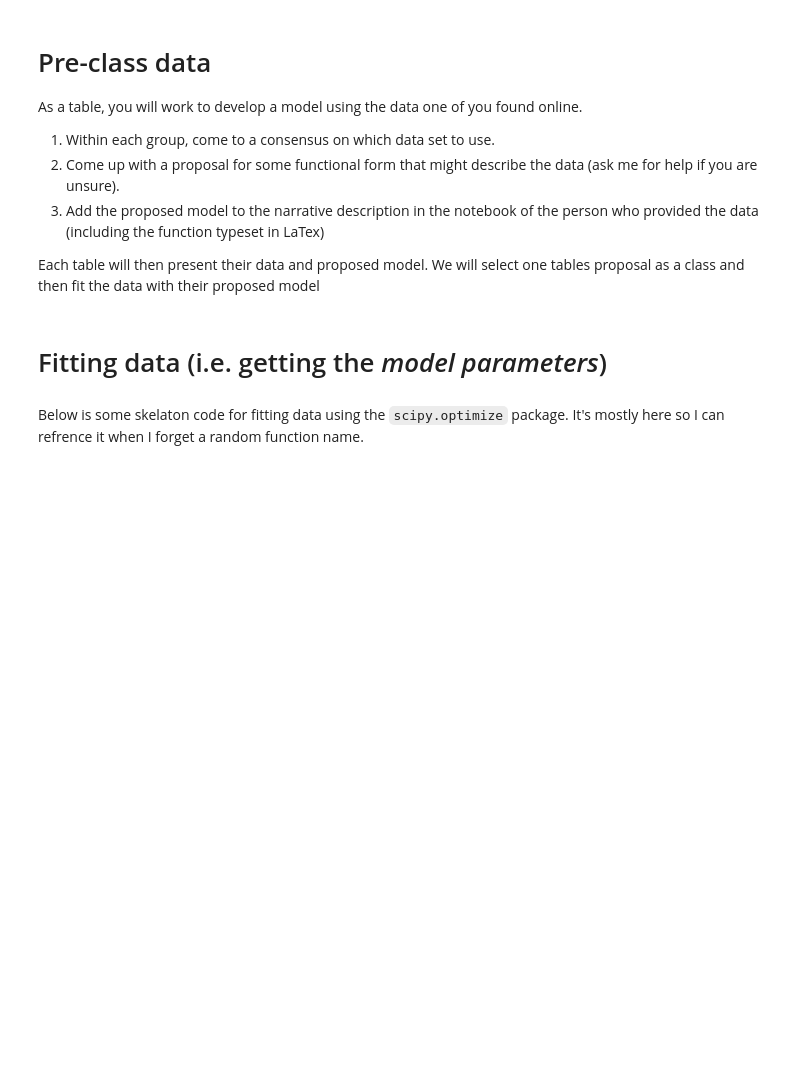
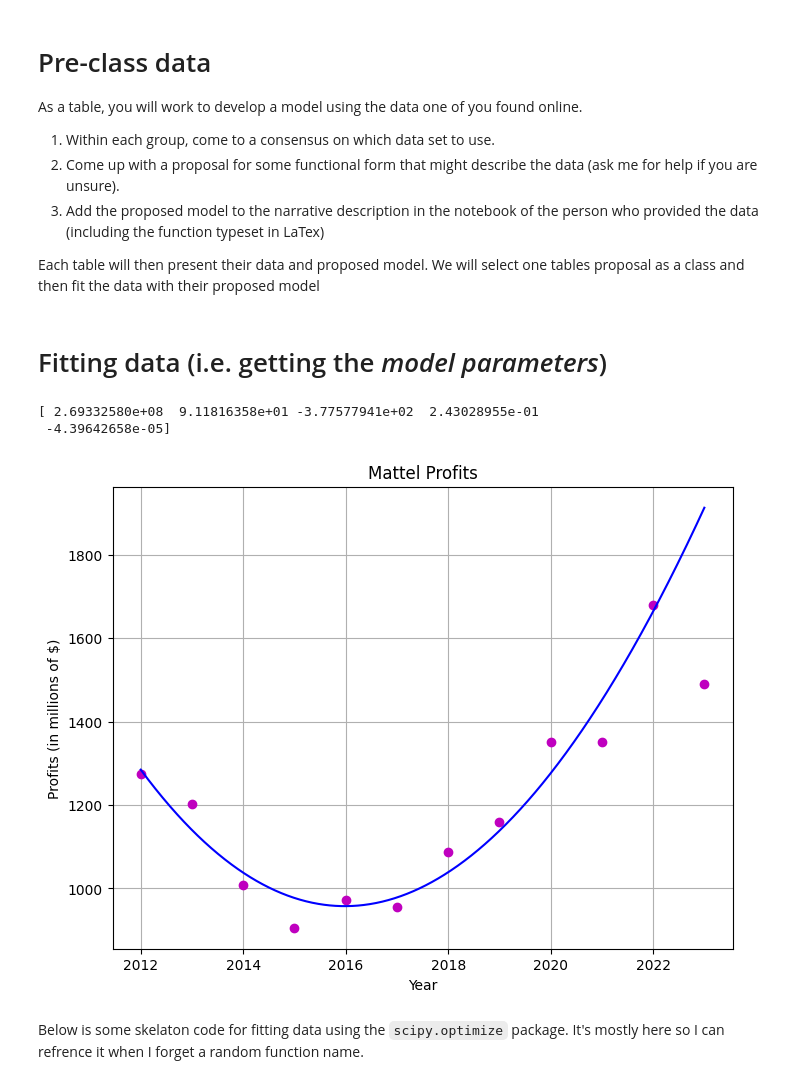
Before and after one commit to anthoak13/HNR-1303-F23, a Jupyter notebook: unit-03/03-03-fitting/In-Class.ipynb, the cells around one changed output. Drawn from its saved outputs; the diff is of its cells as text; code cells hidden in the pictures; blank space fills up the shorter version.

```diff
--- a/unit-03/03-03-fitting/In-Class.ipynb
+++ b/unit-03/03-03-fitting/In-Class.ipynb
@@ -22,3 +19,53 @@ from scipy.optimize import curve_fit #used to find the fit parameters
+# %%
+# We will copy selected group's notebook here and then modify to fit the data
+# and extract the model parameters
+data = StringIO('''
+x,y
+2012,1275
+2013,1202
+2014,1009
+2015,906
+2016,972
+2017,955
+2018,1088
+2019,1159
+2020,1350
+2021,1350
+2022,1679
+2023,1490
+''')
+
+
+# convert data to dataframe
+df = pd.read_csv(data, sep =",")
+
+# define arrays for the data
+xdata = df['x']
+ydata = df['y']
+
+
+model = lambda x,a,b,c,d,e: a + b*x +c*x**2+d*x**3+e*x**4
+guess = [1,1,1,1,1]
+
+params, covarience = curve_fit(model, xdata[:-1], ydata[:-1], p0=guess)
+
+xmodel = np.linspace(2012,2023,1000)
+ymodel = model(xmodel, *params)
+
+print(params)
+# plot data and the best-fit function on the same graph
+fig = plt.figure(figsize=(8,6))
+plt.title("Mattel Profits")
+plt.xlabel('Year')
+plt.ylabel('Profits (in millions of $)')
+plt.grid(which='both', axis='both')
+plt.plot(xdata, ydata, 'mo')
+plt.plot(xmodel,ymodel,"b-")
+plt.show()
+# %% [output]
+[ 2.69332580e+08  9.11816358e+01 -3.77577941e+02  2.43028955e-01
+ -4.39642658e-05]
+[figure, added]
 # %% [markdown]
 Below is some skelaton code for fitting data using the `scipy.optimize` package. It's mostly here so I can refrence it when I forget a random function name.
 # %%
```
Also changed, not shown: parts of 1 cell of this notebook.
